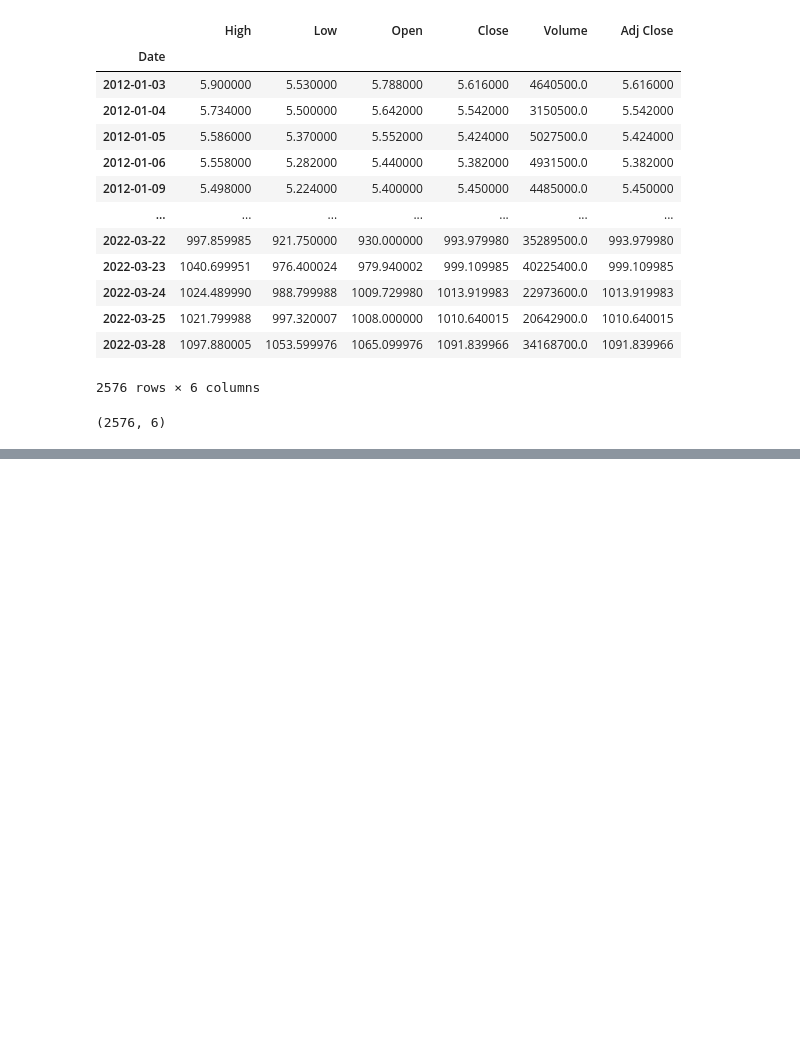
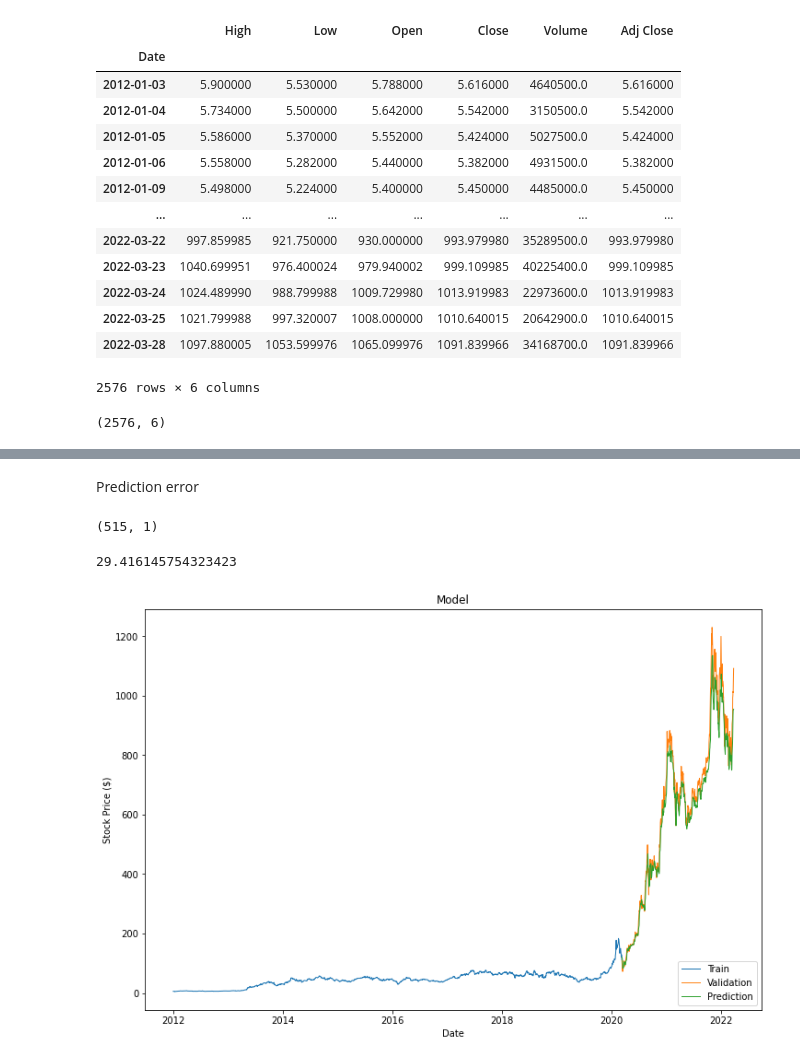
Before and after one commit to palakagl/AI-in-Finance, a Jupyter notebook: Stock_Price_Prediction_LSTM.ipynb, the cells around one changed output, grey strips where cells are left out. Cells and saved outputs as stored; diff of their text form; code cells hidden in the pictures; blank space fills up the shorter version.

```diff
--- a/Stock_Price_Prediction_LSTM.ipynb
+++ b/Stock_Price_Prediction_LSTM.ipynb
@@ -82,0 +175,2 @@ df.shape
+# %%
+model.fit(x_train,y_train, batch_size=1, epochs=3)
@@ -82,0 +185,12 @@ df.shape
+# %%
+#Test
+test_data=scaled_data[train_data_len-60:,:]
+x_test=[]
+y_test=dataset[train_data_len:,:]
+
+for i in range(60, len(test_data)):
+    x_test.append(test_data[i-60:i,0])
+
+
+x_test=np.array(x_test)
+x_test=np.reshape(x_test, (x_test.shape[0], x_test.shape[1], 1))
@@ -82,0 +201,31 @@ df.shape
+# %% [markdown]
+Prediction error
+# %%
+predictions=model.predict(x_test)
+# %%
+predictions=scaler.inverse_transform(predictions)
+# %%
+predictions.shape
+# %% [output]
+(515, 1)
+# %%
+#RMSE
+rmse=np.sqrt(np.mean(predictions-y_test)**2)
+rmse
+# %% [output]
+29.416145754323423
+# %%
+#plot the result
+train=data[:train_data_len]
+valid=data[train_data_len:]
+valid=valid.assign(Predictions=predictions)
+plt.figure(figsize=(12,8))
+plt.title('Model')
+plt.xlabel('Date')
+plt.ylabel('Stock Price ($)')
+plt.plot(train['Close'], lw=1)
+plt.plot(valid[['Close','Predictions']], lw=1)
+plt.legend(['Train','Validation', 'Prediction'],loc='lower right')
+plt.show()
+# %% [output]
+[figure, added]
```
Also changed, not shown: parts of 31 cells of this notebook.
